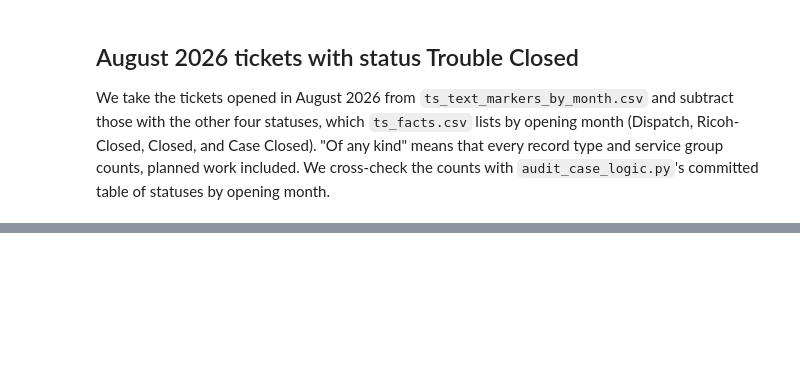
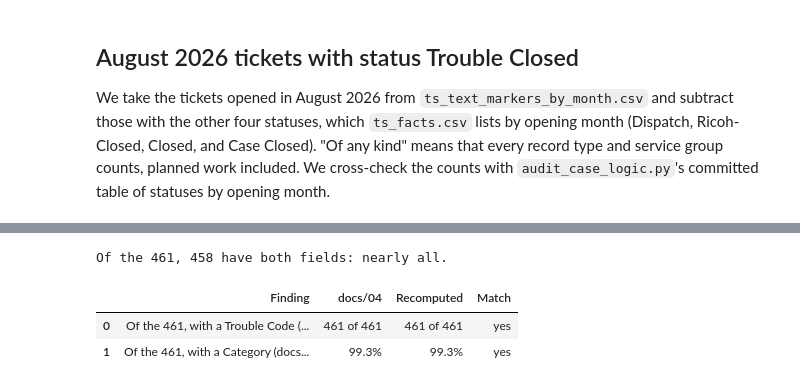
Before and after one commit to zach-yaninek/analytics-lab, a Jupyter notebook: notebooks/05_ticket_clock_and_fields.ipynb, the cells around one changed output, grey strips where cells are left out. Saved outputs shown, nothing was run; the diff lists cells and outputs as text; code cells hidden in the pictures; blank space fills up the shorter version.

```diff
--- a/notebooks/05_ticket_clock_and_fields.ipynb
+++ b/notebooks/05_ticket_clock_and_fields.ipynb
@@ -217,19 +247,26 @@ assert len(older) == n_aug_closed - sum(row[1] for row in rows)
 first_day = pd.Period(month, freq='M').start_time
 rows.append((f'{day(first_day)} up to {when(cut_30)} (30 days or more)', len(older),
              int(older.trouble_code.notna().sum()), int(older.category.notna().sum())))
-
 nearly = pd.DataFrame(rows, columns=['Trouble Closed tickets opened', 'tickets', 'with a Trouble Code',
                                      'with a Category']).set_index('Trouble Closed tickets opened')
+
+# Cross-check: in each age group, the device-matched tickets of fu/fu_ticket_last10.csv are a subset of the group
+matched_groups = [last10[in_comparison & (opened > cut_7)],
+                  last10[in_comparison & (opened > cut_30) & (opened <= cut_7)], older]
+matched = pd.DataFrame([(len(s), s.trouble_code.notna().sum(), s.category.notna().sum()) for s in matched_groups],
+                       index=nearly.index, columns=nearly.columns)
+assert (matched <= nearly).all().all()
+
 nearly.loc[f'all of {month_label}'] = nearly.sum()
-assert nearly.loc[f'all of {month_label}', 'tickets'] == n_aug_closed
 aug_code = int(nearly.loc[f'all of {month_label}', 'with a Trouble Code'])
 aug_category = int(nearly.loc[f'all of {month_label}', 'with a Category'])
 aug_category_share = aug_category / n_aug_closed
-
-matched_aug = last10[in_comparison]
-print(f'{aug_code} of the {n_aug_closed} have a Trouble Code and {aug_category} ({aug_category_share:.1%}) a Category. '
-      f'Per ticket, the {len(matched_aug)} device-matched ones in fu/fu_ticket_last10.csv include '
-      f'{matched_aug.trouble_code.notna().sum()} with a Trouble Code and {matched_aug.category.notna().sum()} with a '
+# Tickets with both fields: at least this many, and exactly this many when every ticket has a Trouble Code
+aug_both = aug_code + aug_category - n_aug_closed
+print(f'{aug_code} of the {n_aug_closed} have a Trouble Code and {aug_category} ({aug_category_share:.1%}) a Category, '
+      f"so {'' if aug_code == n_aug_closed else 'at least '}{aug_both} ({aug_both / n_aug_closed:.1%}) have both. "
+      f'The {matched.tickets.sum()} device-matched ones in fu/fu_ticket_last10.csv include '
+      f"{matched['with a Trouble Code'].sum()} with a Trouble Code and {matched['with a Category'].sum()} with a "
       f'Category.')
 nearly
 # %% [output]
@@ -243,3 +282,30 @@ nearly
+# %%
+NEARLY_ALL = 0.95  # our reading of "nearly all": at least 95%, but fewer than all
+
+
+def how_many(count, total):
+    """The report's words for how many of a group have both fields: 'all', 'nearly all', or the count."""
+    if count == total:
+        return 'all'
+    if count >= NEARLY_ALL * total:
+        return 'nearly all'
+    return f'{count} of {total}'
+
+
+aug_both_words = how_many(aug_both, n_aug_closed)
+docs04 = pd.DataFrame([
+    ('Of the 461, with a Trouble Code (docs/04 §1 and §5)', '461 of 461', f'{aug_code} of {n_aug_closed}'),
+    ('Of the 461, with a Category (docs/04 §5)', '99.3%', R.pct(aug_category_share, 1)),
+], columns=['Finding', 'docs/04', 'Recomputed'])
+docs04['Match'] = (docs04['docs/04'] == docs04['Recomputed']).map({True: 'yes', False: 'NO'})
+print(f'Of the {n_aug_closed}, {aug_both} have both fields: {aug_both_words}.')
+assert (docs04.Match == 'yes').all(), "a recomputed count differs from docs/04's"
+docs04
+# %% [output]
+Of the 461, 458 have both fields: nearly all.
+|  | Finding | docs/04 | Recomputed | Match |
+| 0 | Of the 461, with a Trouble Code (... | 461 of 461 | 461 of 461 | yes |
+| 1 | Of the 461, with a Category (docs... | 99.3% | 99.3% | yes |
 # %% [markdown]
 ## Category set near close, and final values only
 
```
Also changed, not shown: parts of 19 cells of this notebook, 7 other files.
